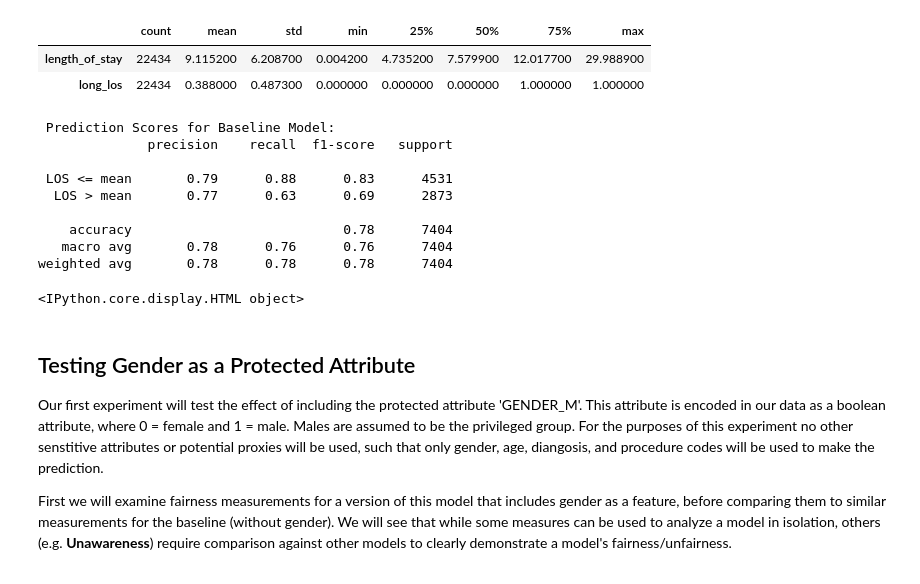
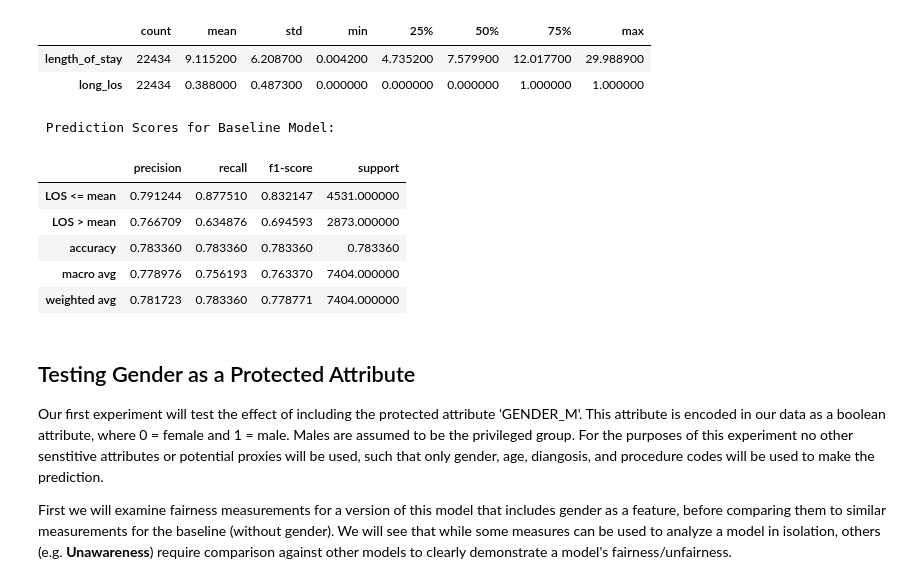
Before and after one commit to KenSciResearch/fairMLHealth, a Jupyter notebook: tutorials_and_examples/Tutorial-MeasuringFairnessInBinaryClassification.ipynb, the cells around one changed output. Cells and saved outputs as stored; diff of their text form; code cells hidden in the pictures.

```diff
--- a/tutorials_and_examples/Tutorial-MeasuringFairnessInBinaryClassification.ipynb
+++ b/tutorials_and_examples/Tutorial-MeasuringFairnessInBinaryClassification.ipynb
@@ -191,35 +200,30 @@ X_train, X_test, y_train, y_test = splits
 # %%
 # Set model parameters (defined here for consistency throughout models)
 xgb_params = {'colsample_bytree': 1.0, 'gamma': 2,
               'learning_rate': 0.05, 'max_depth': 5,
               'min_child_weight': 1, 'n_estimators': 600,
               'subsample': 0.6}
 
 # Train Model
 baseline_model = XGBClassifier(**xgb_params)
 baseline_model.fit(X_train, y_train.iloc[:, 0])
 y_pred_baseline = baseline_model.predict(X_test)
 y_prob_baseline = baseline_model.predict_proba(X_test)
 
 
 print("\n", "Prediction Scores for Baseline Model:")
-rprt = sk_metric.classification_report(y_test.iloc[:, 0],
-                                       y_pred_baseline,
-                                       target_names = ['LOS <= mean', 'LOS > mean'])
-rprt = rprt.replace("LOS <= ", bold_mgta+ "LOS <= "
-          ).replace("LOS >", clr_off + "LOS >")
-HTML(print(rprt))
+rprt = tutorial_report(y_test.iloc[:, 0],  y_pred_baseline)
+rprt.style.apply(lambda x: [f'color:' + ks_magenta
+                             if x.name == 'LOS <= mean' else '' for i in x]
+                     , axis=1)
 # %% [output]
  Prediction Scores for Baseline Model:
-              precision    recall  f1-score   support
-
- LOS <= mean       0.79      0.88      0.83      4531
-  LOS > mean       0.77      0.63      0.69      2873
-
-    accuracy                           0.78      7404
-   macro avg       0.78      0.76      0.76      7404
-weighted avg       0.78      0.78      0.78      7404
-<IPython.core.display.HTML object>
+|  | precision | recall | f1-score | support |
+| LOS <= mean | 0.791244 | 0.877510 | 0.832147 | 4531.000000 |
+| LOS > mean | 0.766709 | 0.634876 | 0.694593 | 2873.000000 |
+| accuracy | 0.783360 | 0.783360 | 0.783360 | 0.783360 |
+| macro avg | 0.778976 | 0.756193 | 0.763370 | 7404.000000 |
+| weighted avg | 0.781723 | 0.783360 | 0.778771 | 7404.000000 |
 # %% [markdown]
 ## Testing Gender as a Protected Attribute
 Our first experiment will test the effect of including the protected attribute 'GENDER_M'. This attribute is encoded in our data as a boolean attribute, where 0 = female and 1 = male. Males are assumed to be the privileged group. For the purposes of this experiment no other senstitive attributes or potential proxies will be used, such that only gender, age, diangosis, and procedure codes will be used to make the prediction.
```
Also changed, not shown: parts of 26 cells of this notebook, 1 other file.
